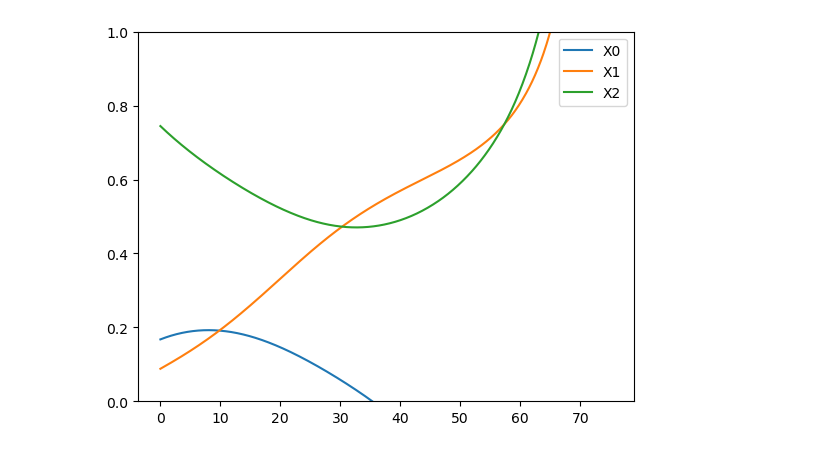
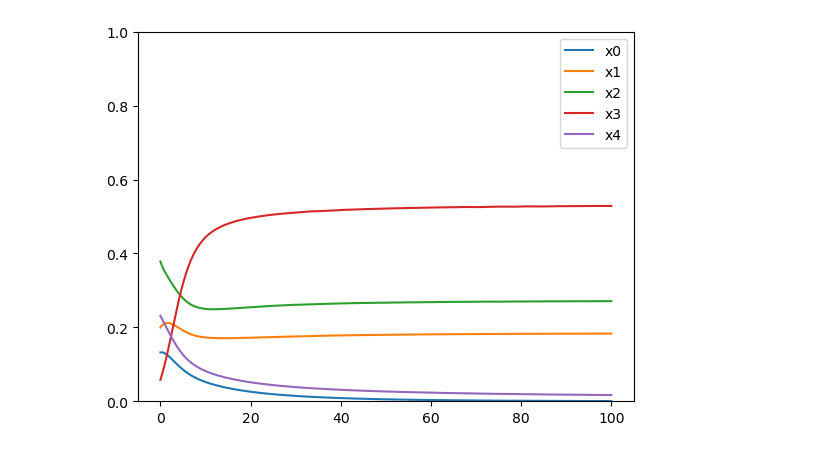
Before and after one commit to brandonwaits12/Radiator-Springs, a Jupyter notebook: dae.ipynb, the cells around one changed output. Saved outputs shown, nothing was run; the diff lists cells and outputs as text; code cells hidden in the pictures.

```diff
--- a/dae.ipynb
+++ b/dae.ipynb
@@ -3,43 +3,31 @@ from scipy.integrate import solve_ivp
 import numpy as np
 import matplotlib.pyplot as plt
 # %%
-# define the DAE system
-n = 3
-alpha = np.array([0.1, 0.2, 0.1])
+n = 5
+alpha = np.random.rand(n)
+alpha = alpha/np.sum(alpha)
+beta = np.random.rand(n, n) * 0.1
 K = 2/3
-beta = np.random.rand(n, n) * 0.01
 
+def f(t, x):
+    res = np.zeros(n)
+    for i in range(n):
+        res[i] = x[i] * ((alpha[i] - x[i] / K) - np.sum(beta[:, i] * x) - beta[i, i] * x[i])
 
-def dae(t, X):
-    dXdt = np.zeros_like(X)
+    return res
 
-    total_effect = 0
-    for k in range(n):
-        total_effect += X[k] * (alpha[k] * (1 - X[k] / K) - np.sum([beta[k, l] * X[l] for l in range(n) if l != k]))
+x0 = np.random.rand(n)
+x0 = x0 / np.sum(x0)
+t = np.linspace(0, 100, 1000)
 
-    avg_effect = total_effect / n
+sol = solve_ivp(f, [0, 100], x0, t_eval=t)
+sol.y = sol.y / np.sum(sol.y, axis=0)
 
-    for i in range(n):
-        dXdt[i] = X[i] * (alpha[i] * (1 - X[i] / K) - np.sum([beta[i, j] * X[j] for j in range(n) if j != i])) - avg_effect
-
-    return dXdt
-
-
-# initial conditions
-X0 = np.random.rand(n) * 0.1
-X0 = X0 / np.sum(X0)
-
-# solve the DAE system
-sol = solve_ivp(dae, [0, 100], X0, method='BDF', t_eval=np.linspace(0, 100, 1000))
-
-# plot the results
-plt.figure()
 for i in range(n):
-    plt.plot(sol.t, sol.y[i], label=f'X{i}')
-
+    plt.plot(t, sol.y[i], label=f'x{i}')
 
 plt.ylim(0, 1)
 plt.legend()
 plt.show()
 # %% [output]
-[figure, old version]
+[figure, new version]
```
Also changed, not shown: parts of 1 cell of this notebook.
